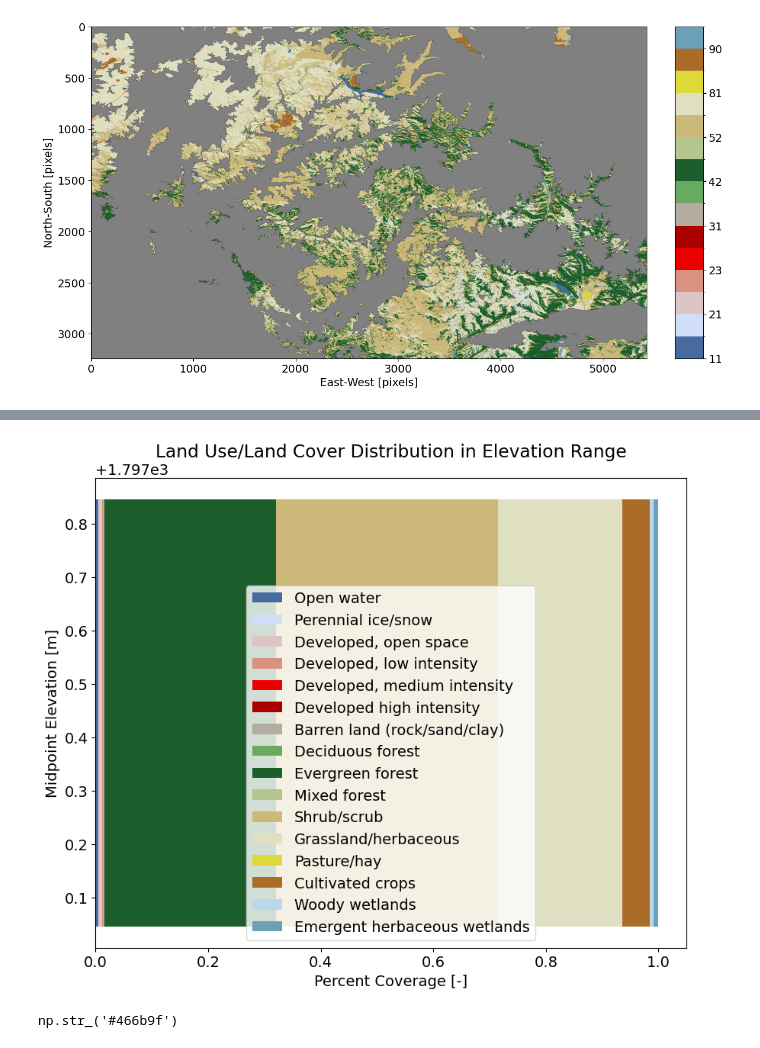
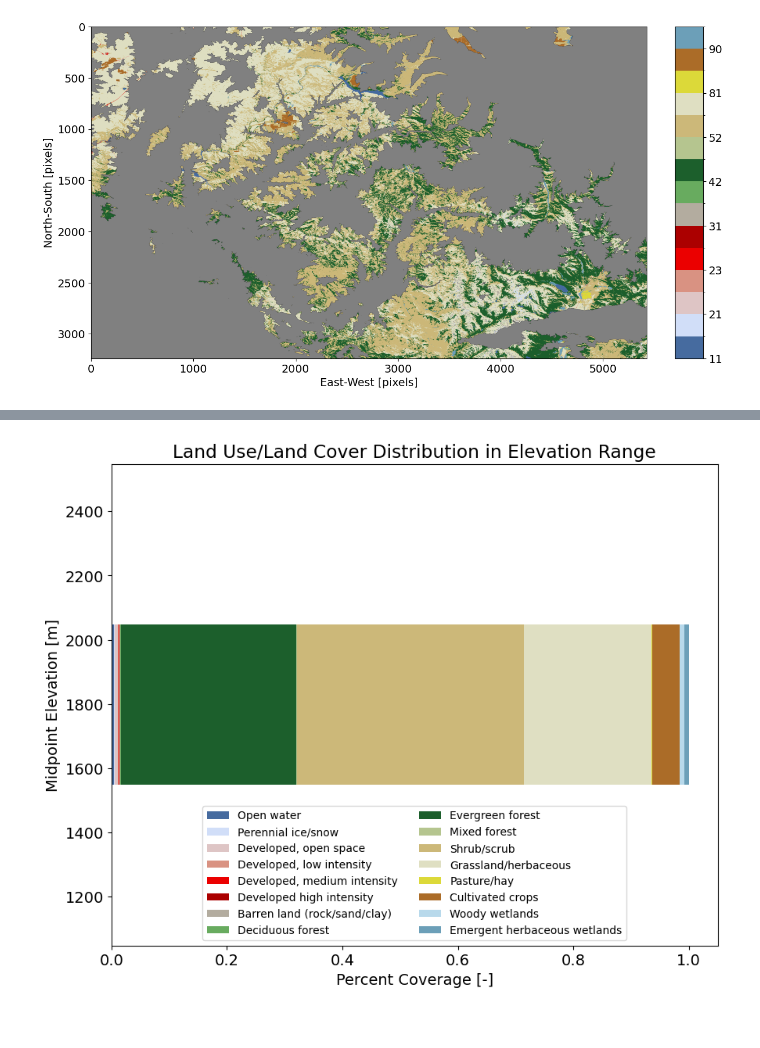
Before and after one commit to scottfordham/sf-GEOS505, a Jupyter notebook: Unit04-Geospatial-Data/Raster Data 2 - Land Use Land Cover.ipynb, the cells around one changed output, grey strips where cells are left out. Cells and saved outputs as stored; diff of their text form; code cells hidden in the pictures.

```diff
--- a/Unit04-Geospatial-Data/Raster Data 2 - Land Use Land Cover.ipynb
+++ b/Unit04-Geospatial-Data/Raster Data 2 - Land Use Land Cover.ipynb
@@ -139,21 +139,18 @@ plt.show()
 # %%
 fig, ax = plt.subplots(figsize=(10,8))
 
 left = 0.0
 
 for i in np.arange(lulc_bins.size):
-    ax.barh(zmean, lulc_mid_freq[i], left=left, color=cmap_nlcd.colors[i], label=nlcd_df.label_short.values[i])
+    ax.barh(zmean, lulc_mid_freq[i], left=left, height=500.0, color=cmap_nlcd.colors[i], label=nlcd_df.label_short.values[i])
     left += lulc_mid_freq[i]
 
+ax.set_ylim([zmean-750.0,zmean+750.0])
 ax.set_title('Land Use/Land Cover Distribution in Elevation Range')
 ax.set_xlabel('Percent Coverage [-]')
-ax.set_xticklabel_format(style='plain', axis='y')
+ax.yaxis.set_major_formatter(FormatStrFormatter('%d'))
 ax.set_ylabel('Midpoint Elevation [m]')
-ax.legend()
+ax.legend(fontsize=10, ncol=2, loc='lower center')
 plt.show()
 # %% [output]
-[figure, old version]
+[figure, new version]
-# %%
-cmap_nlcd.colors[0]
-# %% [output]
-np.str_('#466b9f')
```
Also changed, not shown: parts of 1 cell of this notebook.
